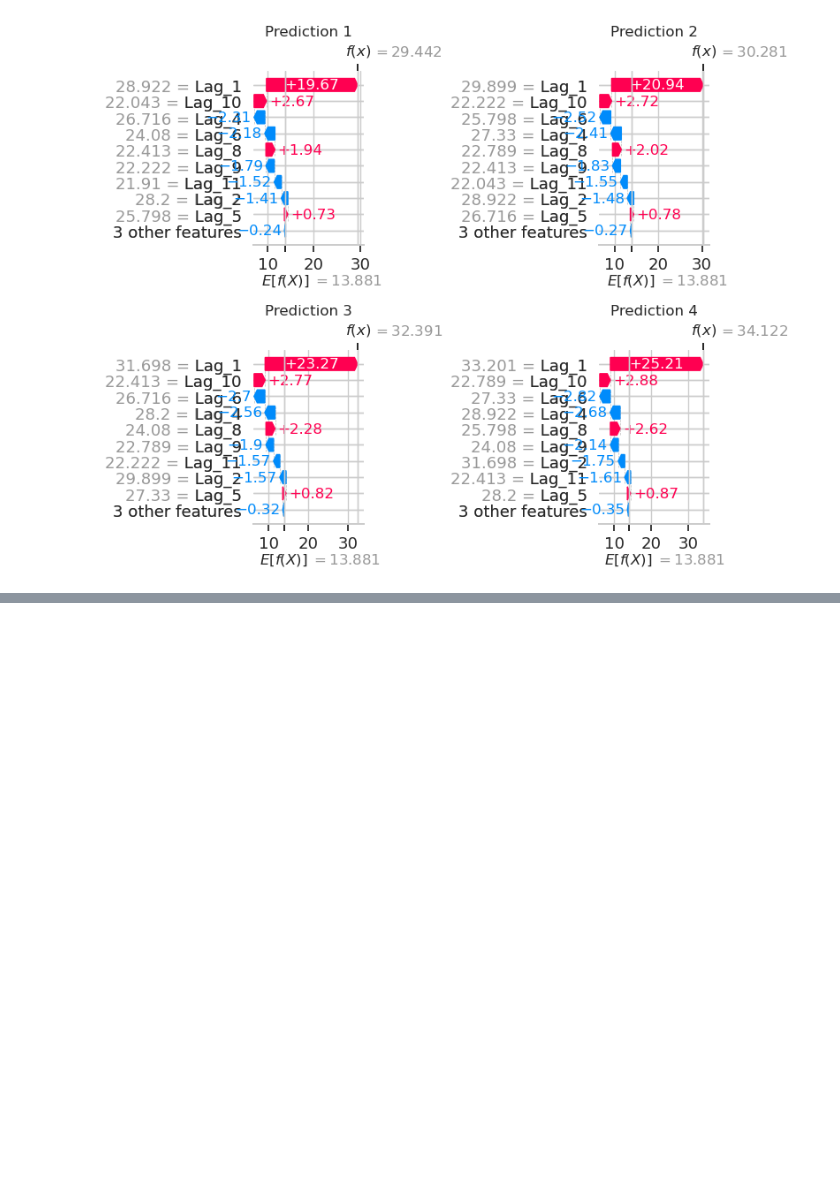
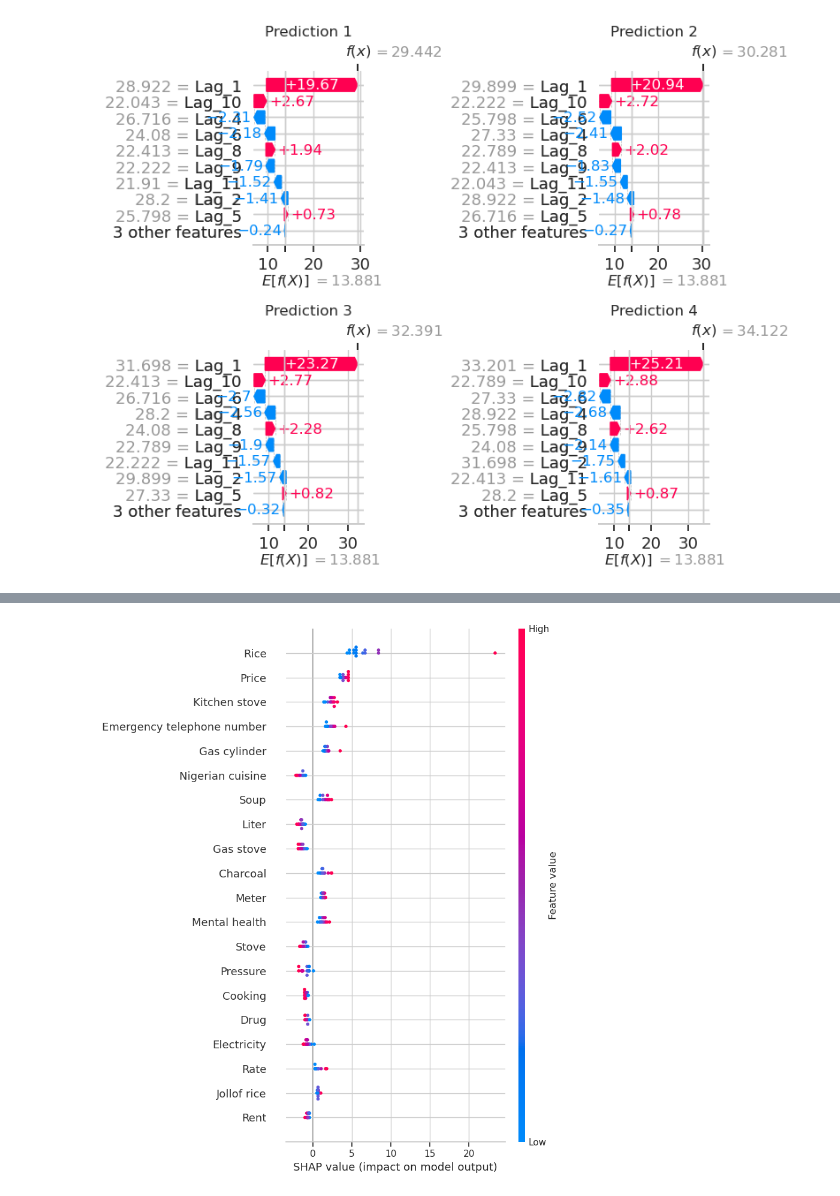
Before and after one commit to MartinsAwojide/inflation_nowcast, a Jupyter notebook: modelling.ipynb, the cells around one changed output, grey strips where cells are left out. Cells and saved outputs as stored; diff of their text form; code cells hidden in the pictures; blank space fills up the shorter version.

```diff
--- a/modelling.ipynb
+++ b/modelling.ipynb
@@ -735,0 +842,20 @@ plt.show()
+# %%
+# Create models for different number of features
+model_1_k = LinearRegression().fit(X_train_1_k, y_train)
+model_20_k = LinearRegression().fit(X_train_20_k, y_train)
+model_40_k = LinearRegression().fit(X_train_40_k, y_train)
+model_60_k = LinearRegression().fit(X_train_60_k, y_train)
+model_80_k = LinearRegression().fit(X_train_80_k, y_train)
+model_100_k = LinearRegression().fit(X_train_100_k, y_train)
+model_120_k = LinearRegression().fit(X_train_120_k, y_train)
+model_126_k = LinearRegression().fit(X_train_126_k, y_train)
+
+# get the predictions for the test data
+y_pred_1_k = model_1_k.predict(X_test_1_k)
+y_pred_20_k = model_20_k.predict(X_test_20_k)
+y_pred_40_k = model_40_k.predict(X_test_40_k)
+y_pred_60_k = model_60_k.predict(X_test_60_k)
+y_pred_80_k = model_80_k.predict(X_test_80_k)
+y_pred_100_k = model_100_k.predict(X_test_100_k)
+y_pred_120_k = model_120_k.predict(X_test_120_k)
+y_pred_126_k = model_126_k.predict(X_test_126_k)
@@ -735,0 +967,75 @@ plt.show()
+# %%
+# get the SHAP values for the model with 80 keywords model
+
+# Summary Plot
+explainer = shap.LinearExplainer(model_80_k, X_train_80_k)
+shap_values = explainer.shap_values(X_test_80_k)
+shap.summary_plot(shap_values, X_test_80_k, feature_names=X_test_80_k.columns, show=True)
+
+# Force Plot
+shap.initjs()
+shap.force_plot(explainer.expected_value,
+                shap_values[0,:],
+                X_test_80_k.iloc[0,:],
+                matplotlib=True,
+                show=True)
+plt.savefig('./shap_force_plot_80_keywords.png')
+plt.show()
+
+
+# Waterfall Plot
+# shap.waterfall_plot(explainer.expected_value,
+#                      shap_values[0,:],
+#                      X_test_80_k.iloc[0,:],
+#                      show=True)
+# plt.savefig('./shap_waterfall_plot_80_keywords.png')
+# plt.show()
+
+# Get SHAP values for the first prediction
+shap_explanation = shap.Explanation(
+    values=shap_values[0],
+    base_values=explainer.expected_value,
+    data=X_test_80_k.iloc[0],
+    feature_names=X_test_80_k.columns
+)
+
+plt.figure(figsize=(10, 6))
+shap.plots.waterfall(shap_explanation, show=False)
+plt.title('SHAP Waterfall Plot for First Prediction')
+plt.tight_layout()
+plt.savefig('./shap_waterfall_plot_80_keywords.png', dpi=300, bbox_inches='tight')
+plt.show()
+
+# Beeswarm Plot
+plt.figure(figsize=(12, 8))
+shap.plots.beeswarm(
+    shap.Explanation(
+        values=shap_values,
+        base_values=explainer.expected_value,
+        data=X_test_80_k,
+        feature_names=X_test_80_k.columns
+    ),
+    show=False
+)
+plt.title('SHAP Beeswarm Plot for 80 Keywords Model')
+plt.tight_layout()
+plt.savefig('./shap_beeswarm_plot_80_keywords.png', dpi=300, bbox_inches='tight')
+plt.show()
+
+
+# Feature Importance Plot
+# Calculate mean absolute SHAP values for each feature
+feature_importance = pd.DataFrame({
+    'Feature': X_train_80_k.columns,
+    'Importance': np.abs(shap_values).mean(0)
+})
+feature_importance = feature_importance.sort_values('Importance', ascending=False)
+# Plot feature importance
+plt.figure(figsize=(10, 6))
+sns.barplot(x='Importance', y='Feature', data=feature_importance)
+plt.title('Feature Importance based on SHAP Values for 80 Keywords Model')
+plt.tight_layout()
+plt.savefig('./feature_importance_shap_80_keywords.png')
+plt.show()
+# %% [output]
+[figure, added]
```
Also changed, not shown: parts of 11 cells of this notebook, 5 other files.
